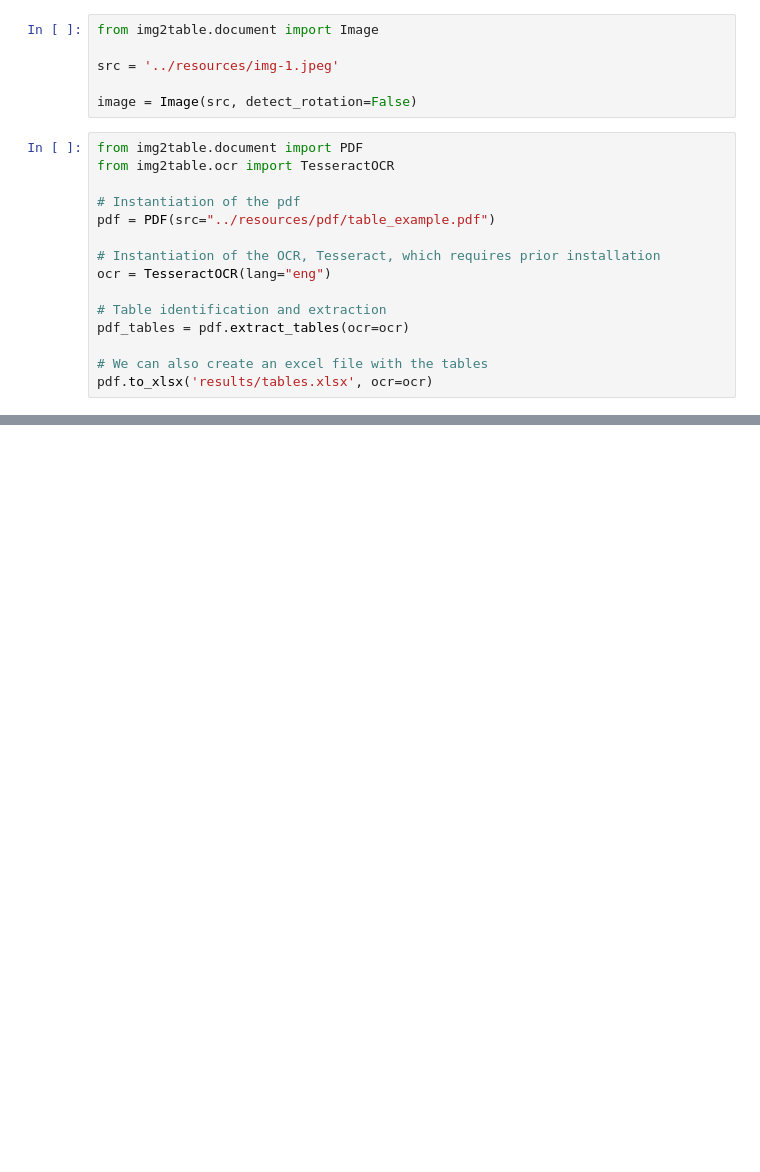
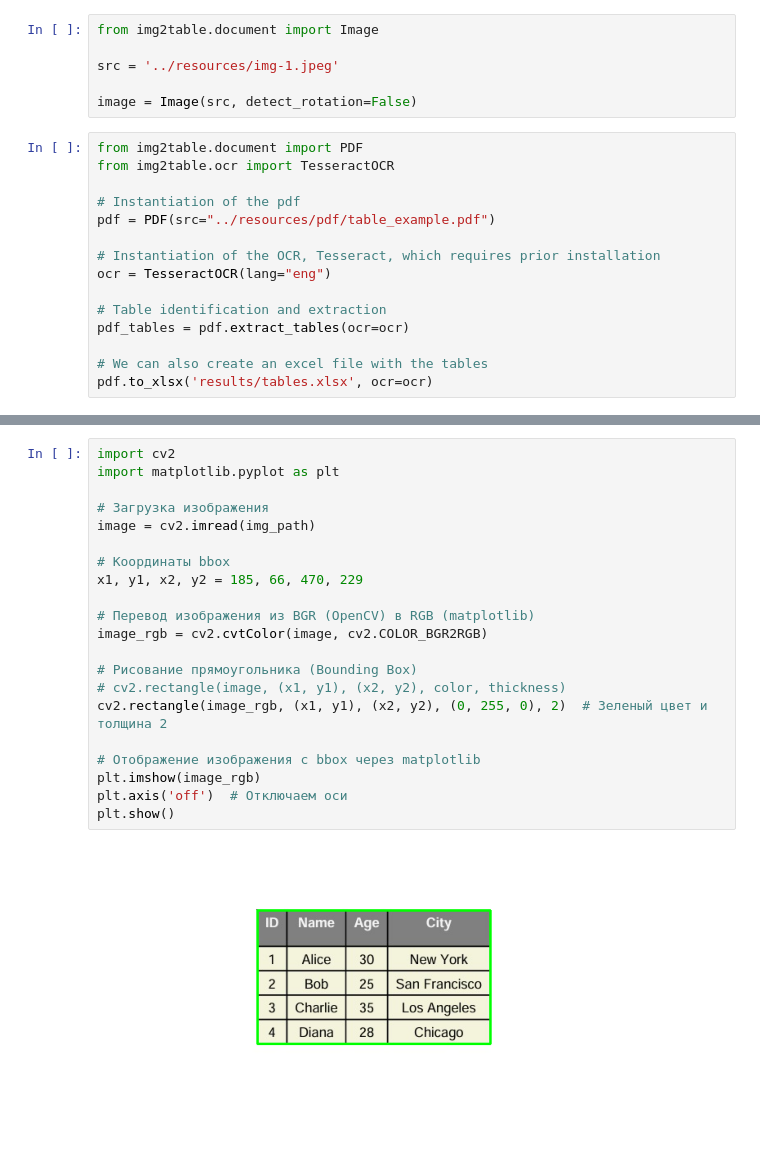
Before and after one commit to diemvs/table-parser, a Jupyter notebook: img2table/img2table_usage.ipynb, the cells around one changed output, grey strips where cells are left out. Cells and saved outputs as stored; diff of their text form; blank space fills up the shorter version.

```diff
--- a/img2table/img2table_usage.ipynb
+++ b/img2table/img2table_usage.ipynb
@@ -62,0 +113,23 @@ pdf.to_xlsx('results/tables.xlsx', ocr=ocr)
+# %%
+import cv2
+import matplotlib.pyplot as plt
+
+# Загрузка изображения
+image = cv2.imread(img_path)
+
+# Координаты bbox
+x1, y1, x2, y2 = 185, 66, 470, 229
+
+# Перевод изображения из BGR (OpenCV) в RGB (matplotlib)
+image_rgb = cv2.cvtColor(image, cv2.COLOR_BGR2RGB)
+
+# Рисование прямоугольника (Bounding Box)
+# cv2.rectangle(image, (x1, y1), (x2, y2), color, thickness)
+cv2.rectangle(image_rgb, (x1, y1), (x2, y2), (0, 255, 0), 2)  # Зеленый цвет и толщина 2
+
+# Отображение изображения с bbox через matplotlib
+plt.imshow(image_rgb)
+plt.axis('off')  # Отключаем оси
+plt.show()
+# %% [output]
+[figure, added]
```
Also changed, not shown: parts of 3 cells of this notebook, 4 other files.
